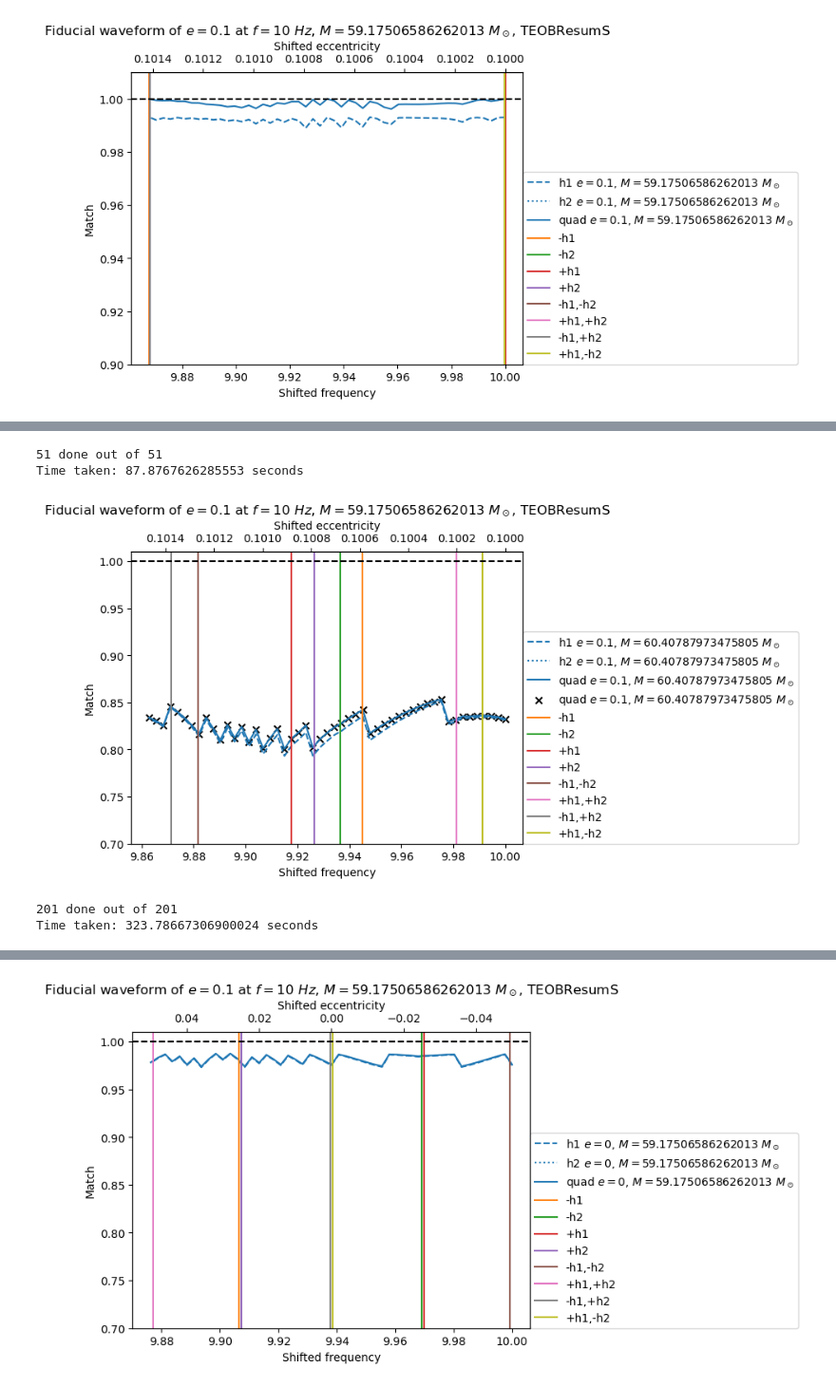
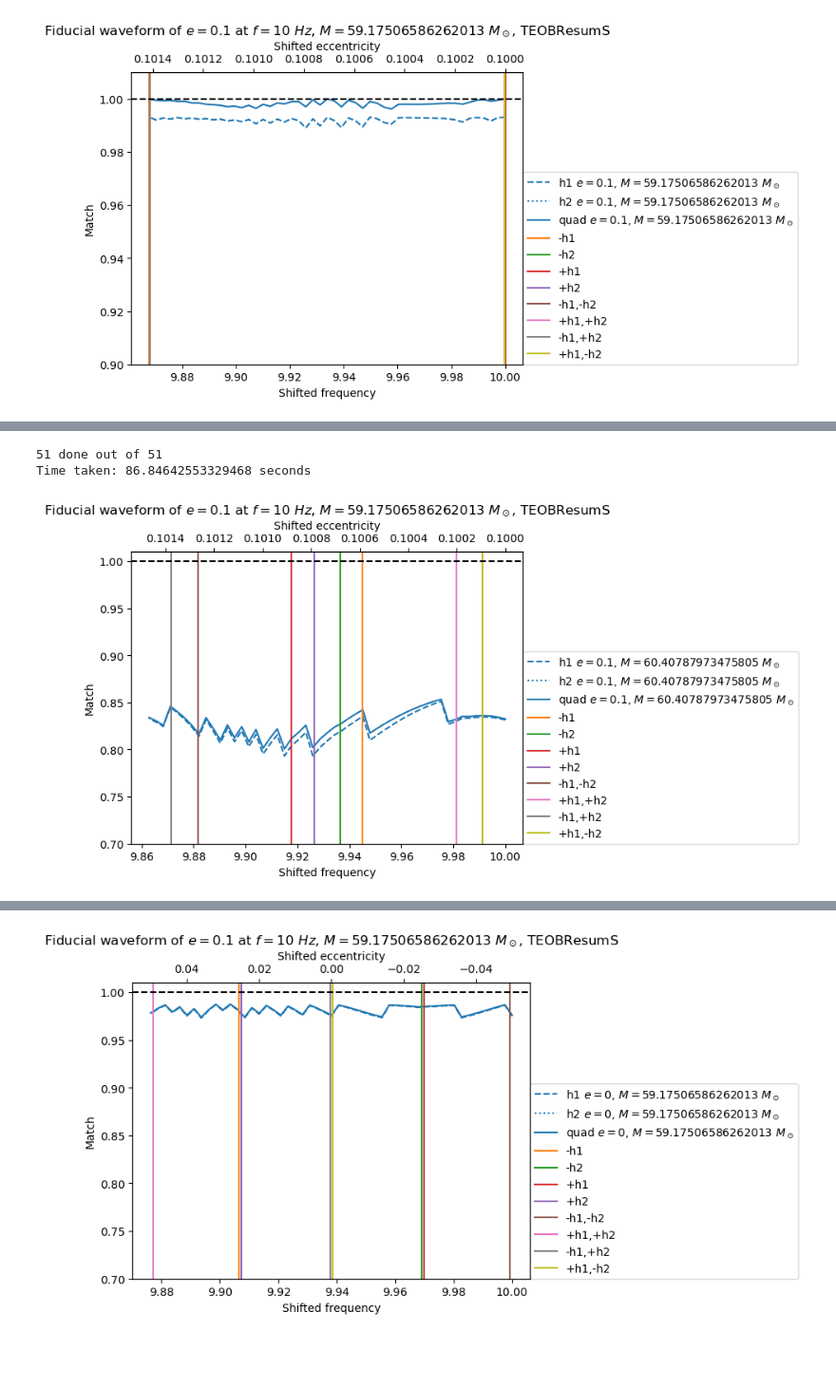
Before and after one commit to BenGPatterson/EccentricBinaries, a Jupyter notebook: notebooks/phase_shifted_frequency.ipynb, the cells around one changed output, grey strips where cells are left out. Shown at 95% size. Saved outputs shown, nothing was run; the diff lists cells and outputs as text; code cells hidden in the pictures; blank space fills up the shorter version.

Commit message:
investigating fluctuations in shifted freq plots

```diff
--- a/notebooks/phase_shifted_frequency.ipynb
+++ b/notebooks/phase_shifted_frequency.ipynb
@@ -85,7 +85,6 @@ def plot_s_f_quad_match(fiducials, e_M, data, f_low, approximant='TEOBResumS', y
     #ax1.plot(data['s_f_vals'], data['h_ap'], ls='dashdot', c=f'C0', label=f'h_ap $e={e}$, $M={M}~M_\odot$')
     #ax1.plot(data['s_f_vals'], data['h_peri'], ls=(5, (10, 3)), c=f'C0', label=f'h_peri $e={e}$, $M={M}~M_\odot$')
     ax1.plot(data['s_f_vals'], data['h_quad'], ls='solid', c=f'C0', label=f'quad $e={e}$, $M={M}~M_\odot$')
-    ax1.scatter(data['s_f_vals'], data['h_quad'], ls='solid', c='k', marker='x', label=f'quad $e={e}$, $M={M}~M_\odot$')
     ax1.set_xlabel('Shifted frequency')
     ax2.plot(data['s_e_vals'], data['h1'], alpha=0)
     ax2.invert_xaxis()
@@ -166,20 +180,12 @@ plot_s_f_quad_match([0.1, chirp2total(24, 2), 2], (0.15, chirp2total(23.75, 2)),
 # %%
 start = time.time()
-dataslot_4_ = s_f_quad_match([0.1, chirp2total(24, 2), 2], (0.10, chirp2total(24.50, 2)), 51, 10)
+dataslot_4 = s_f_quad_match([0.1, chirp2total(24, 2), 2], (0.10, chirp2total(24.50, 2)), 51, 10)
 end = time.time()
 print(f'\nTime taken: {end-start} seconds')
 # %% [output]
 51 done out of 51
-Time taken: 87.8767626285553 seconds
+Time taken: 86.84642553329468 seconds
 # %%
-plot_s_f_quad_match([0.1, chirp2total(24, 2), 2], (0.10, chirp2total(24.50, 2)), dataslot_4_, 10, ylims=(0.7,1.01))
+plot_s_f_quad_match([0.1, chirp2total(24, 2), 2], (0.10, chirp2total(24.50, 2)), dataslot_4, 10, ylims=(0.7,1.01))
 # %% [output]
-[figure, old version]
+[figure, new version]
-# %%
-start = time.time()
-dataslot_4 = s_f_quad_match([0.1, chirp2total(24, 2), 2], (0.10, chirp2total(24.50, 2)), 201, 10)
-end = time.time()
-print(f'\nTime taken: {end-start} seconds')
-# %% [output]
-201 done out of 201
-Time taken: 323.78667306900024 seconds
```
Also changed, not shown: parts of 16 cells of this notebook, 2 other files.
